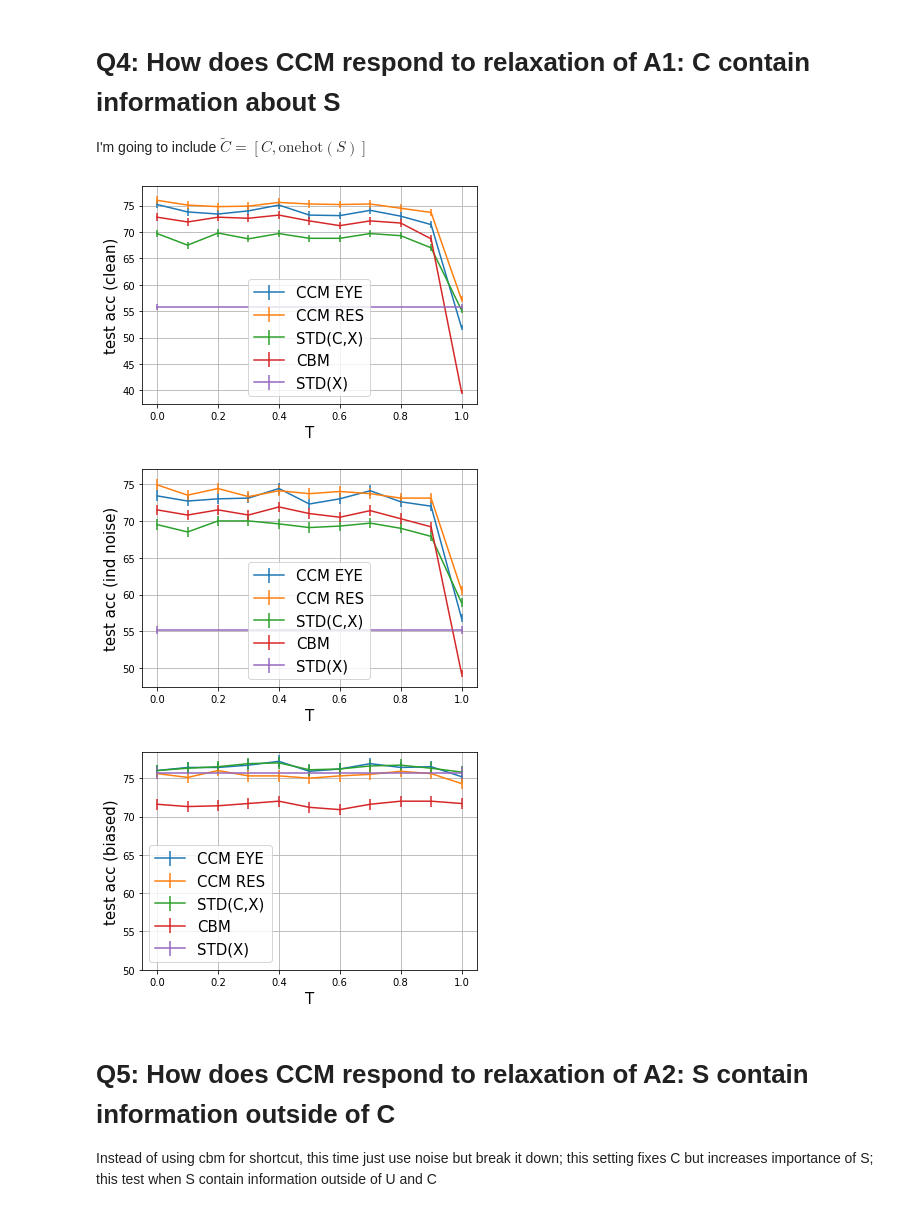
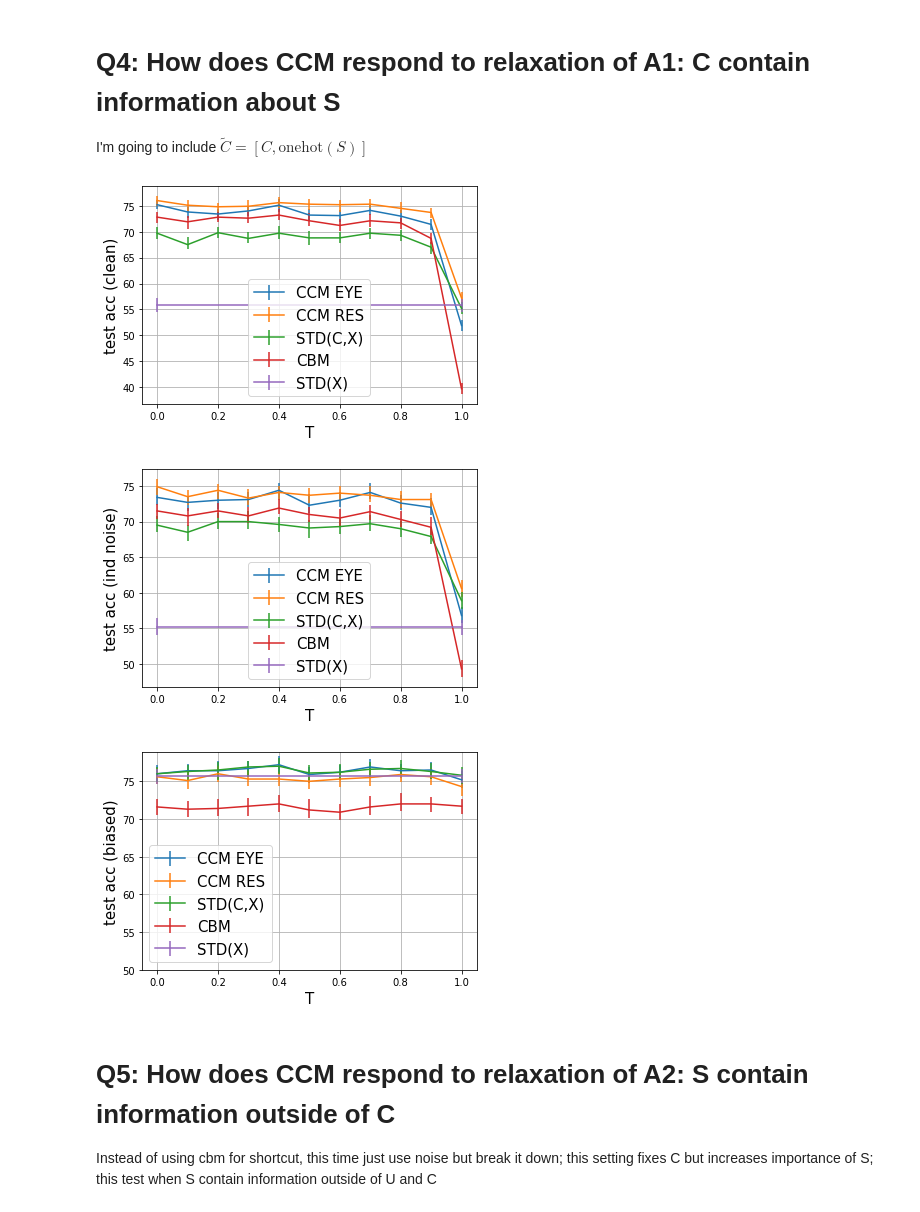
Before and after one commit to nathanwang000/ConceptCredibleModel, a Jupyter notebook: notebooks/Q4_Q5.ipynb, the cells around one changed output. Saved outputs shown, nothing was run; the diff lists cells and outputs as text; code cells hidden in the pictures.

```diff
--- a/notebooks/Q4_Q5.ipynb
+++ b/notebooks/Q4_Q5.ipynb
@@ -104,7 +104,9 @@ def plot_d_noise(d, dim=0, label=None):
     x = d.keys()
     y = list(map(lambda x: x[dim], d.values()))
     # plt.plot(x, y, label=label)
-    yerr = list(zip(*[get_error(a/100.0) for a in y]))
+    # yerr = list(zip(*[get_error(a/100.0) for a in y]))
+    yerr = list(zip(*[list(map(lambda i: abs(i-a/100.0) * 100, get_error(a/100.0))) for a in y]))
+    # print(len(yerr), len(yerr[0]), yerr)
     plt.errorbar(x, y, yerr=yerr, label=label)
 
 xlabel = "T" #"probability S is dependent of X"
@@ -119,36 +121,36 @@ plt.xlabel(xlabel, fontsize=15)
 plt.legend(fontsize=15)
 plt.grid()
 plt.savefig('figures/clean_t_cub.png')
 plt.show()
 
 plot_d_noise(perf_dict_eye, 1, "CCM EYE")
 plot_d_noise(perf_dict_ccmr, 1, "CCM RES")
 plot_d_noise(perf_dict_stdcx, 1, "STD(C,X)")
 plot_d_noise(perf_dict_cbm, 1, "CBM")
 plot_d_noise(perf_dict_stdx, 1, "STD(X)")
 plt.ylabel('test acc (ind noise)', fontsize=15)
 plt.xlabel(xlabel, fontsize=15)
 plt.legend(fontsize=15)
 plt.grid()
 plt.savefig('figures/ind_t_cub.png')
 plt.show()
 
 plot_d_noise(perf_dict_eye, 2, "CCM EYE")
 plot_d_noise(perf_dict_ccmr, 2, "CCM RES")
 plot_d_noise(perf_dict_stdcx, 2, "STD(C,X)")
 plot_d_noise(perf_dict_cbm, 2, "CBM")
 plot_d_noise(perf_dict_stdx, 2, "STD(X)")
 plt.ylabel('test acc (biased)', fontsize=15)
 plt.xlabel(xlabel, fontsize=15)
 plt.legend(fontsize=15)
 plt.ylim(50)
 plt.grid()
 plt.savefig('figures/bias_t_cub.png')
 plt.show()
 # %% [output]
-[figure, old version]
+[figure, new version]
-[figure, old version]
+[figure, new version]
-[figure, old version]
+[figure, new version]
 # %% [markdown]
 # Q5: How does CCM respond to relaxation of A2: S contain information outside of C
 
```
Also changed, not shown: parts of 1 cell of this notebook, 15 other files.
